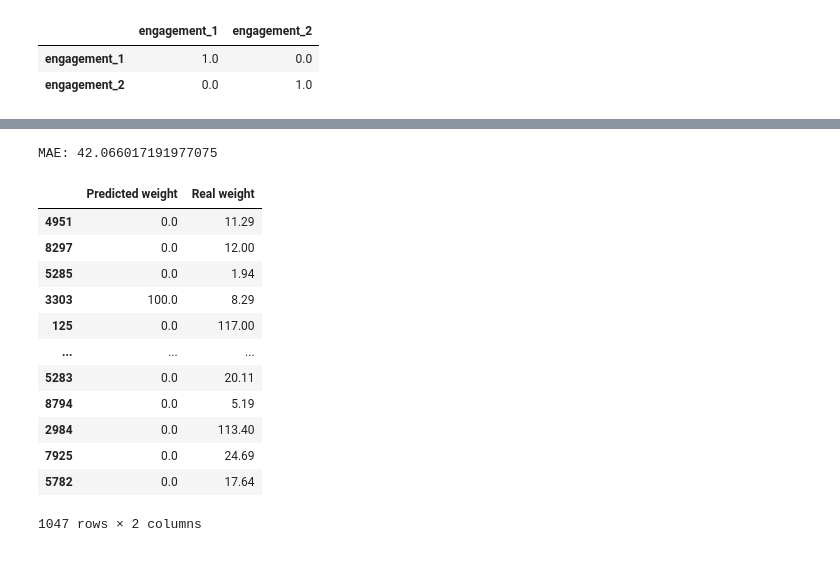
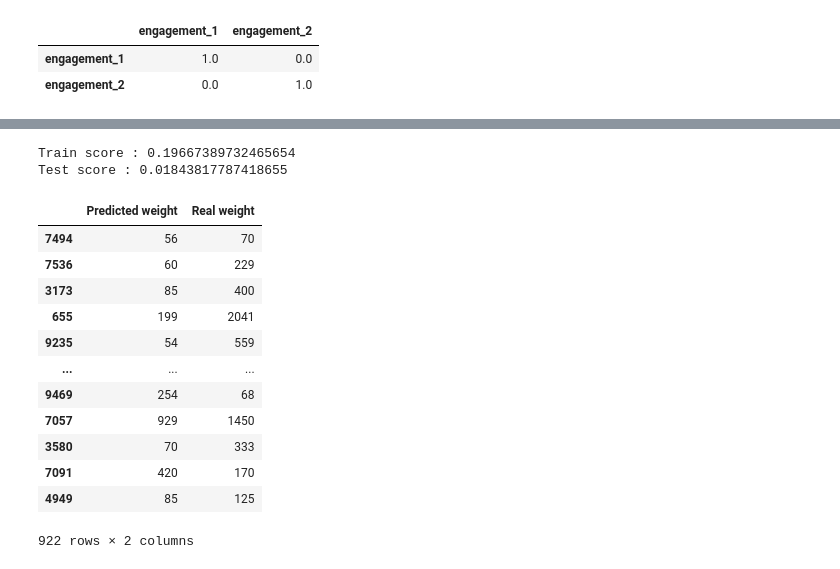
Before and after one commit to TalRos99/dataScienceFP, a Jupyter notebook: DataAnalysis_ML.ipynb, the cells around one changed output, grey strips where cells are left out. Saved outputs shown, nothing was run; the diff lists cells and outputs as text; code cells hidden in the pictures.

Commit message:
Only left to find the right score for the models and pick the bekst

```diff
--- a/DataAnalysis_ML.ipynb
+++ b/DataAnalysis_ML.ipynb
@@ -546,0 +539,5 @@ The
+# %%
+ounce_to_gram = 28.3495231
+temp = full_df.copy(deep=True)
+# temp['bud_wet_weight'] = pd.qcut(np.int16(full_df['bud_wet_weight'] * ounce_to_gram), 5)
+temp['bud_wet_weight'] = np.int16(full_df['bud_wet_weight'] * ounce_to_gram)
@@ -552,7 +552,10 @@ from sklearn.linear_model import LinearRegression, PoissonRegressor
 # %%
 def calculate_train_test_scores(regressor, X_train, X_test, y_train, y_test):
     regressor.fit(X_train, y_train)
-    y_predicted = regressor.predict(X_test).round(-2)
-    print(f"MAE: {metrics.mean_absolute_error(y_test, y_predicted)}")
+    y_predicted = regressor.predict(X_test).round(0)
+    train_score = regressor.score(X_train,y_train)
+    test_score = regressor.score(X_test,y_test)
+    print('Train score :',train_score)
+    print('Test score :',test_score)
     data = pd.DataFrame({'Predicted weight': y_predicted, 'Real weight': y_test})
     return data, regressor
@@ -559,8 +564,8 @@ def calculate_train_test_scores(regressor, X_train, X_test, y_train, y_test):
 # %%
-X = full_df.drop(['diary_name', 'bud_wet_weight'],axis=1)
-y = full_df['bud_wet_weight']
+X = temp.drop(['diary_name', 'bud_wet_weight'],axis=1)
+y = temp['bud_wet_weight']
 X_train, X_test, y_train, y_test = train_test_split(X, y, test_size=0.4, random_state=10)
 # %%
-scaler = MinMaxScaler()
+scaler = StandardScaler()
 X_train = scaler.fit_transform(X_train)
 X_test = scaler.transform(X_test)
@@ -567,21 +592,22 @@ X_test = scaler.transform(X_test)
 # %%
-data, reg = calculate_train_test_scores(LinearRegression(), X_train, X_test, y_train, y_test)
+data, reg = calculate_train_test_scores(LogisticRegression(solver='newton-cg'), X_train, X_test, y_train, y_test)
 data
 # %% [output]
-MAE: 42.066017191977075
+Train score : 0.19667389732465654
+Test score : 0.01843817787418655
 |  | Predicted weight | Real weight |
-| 4951 | 0.0 | 11.29 |
-| 8297 | 0.0 | 12.00 |
-| 5285 | 0.0 | 1.94 |
-| 3303 | 100.0 | 8.29 |
-| 125 | 0.0 | 117.00 |
+| 7494 | 56 | 70 |
+| 7536 | 60 | 229 |
+| 3173 | 85 | 400 |
+| 655 | 199 | 2041 |
+| 9235 | 54 | 559 |
 | ... | ... | ... |
-| 5283 | 0.0 | 20.11 |
-| 8794 | 0.0 | 5.19 |
-| 2984 | 0.0 | 113.40 |
-| 7925 | 0.0 | 24.69 |
-| 5782 | 0.0 | 17.64 |
+| 9469 | 254 | 68 |
+| 7057 | 929 | 1450 |
+| 3580 | 70 | 333 |
+| 7091 | 420 | 170 |
+| 4949 | 85 | 125 |
-1047 rows × 2 columns
+922 rows × 2 columns
 # %%
 from sklearn.ensemble import RandomForestRegressor
 data, reg = calculate_train_test_scores(RandomForestRegressor(), X_train, X_test, y_train, y_test)
```
Also changed, not shown: parts of 15 cells of this notebook.
